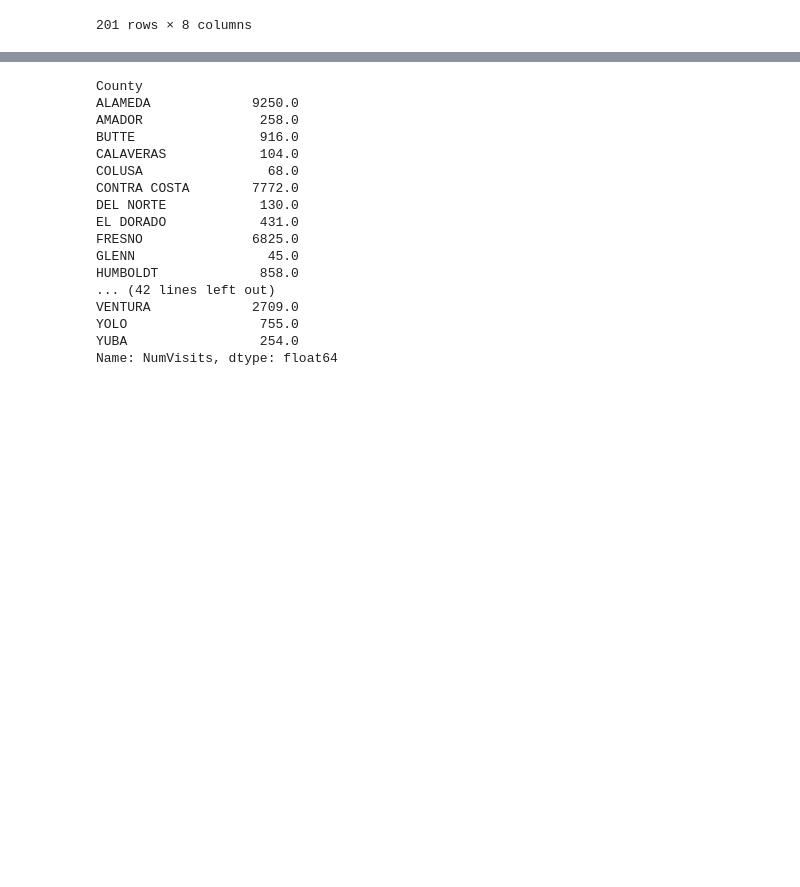
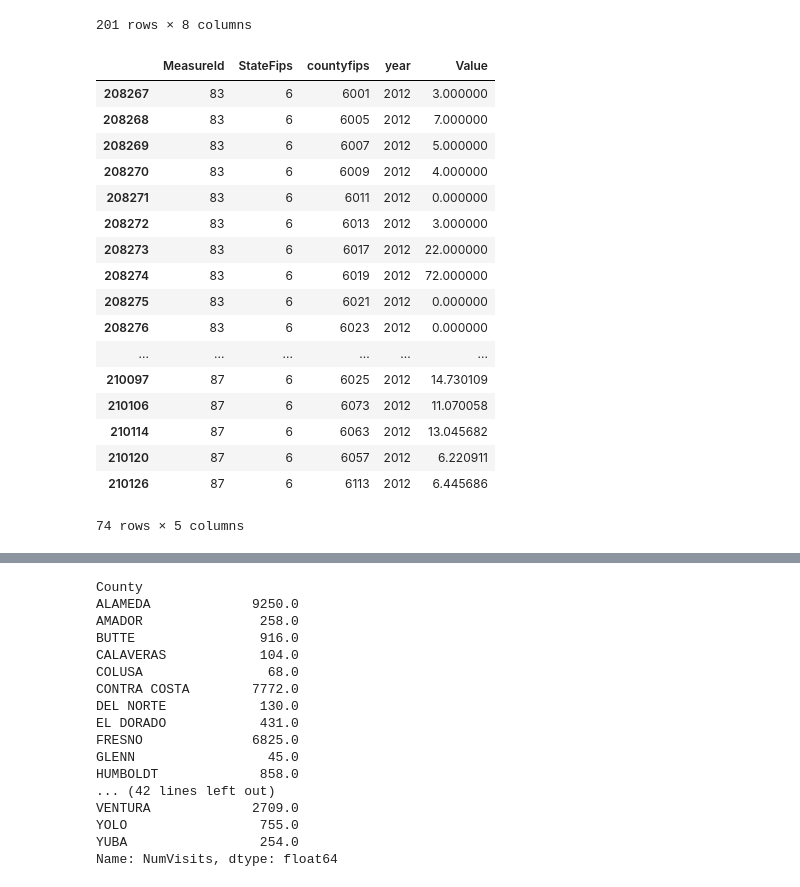
Before and after one commit to VanessaKnox/MVP-Solutions, a Jupyter notebook: masterprojectwork (asthma and ozone) .ipynb, the cells around one changed output, grey strips where cells are left out. Drawn from its saved outputs; the diff is of its cells as text; code cells hidden in the pictures; blank space fills up the shorter version.

```diff
--- a/masterprojectwork.ipynb
+++ b/masterprojectwork (asthma and ozone) .ipynb
@@ -340,0 +276,28 @@ cdc_df_abbreviated_2009_PM
+# %%
+#df 2012 with correct dtypes
+final_cdc_df_2012 = cdc_df_abbreviated_2012_PM[['MeasureId','StateFips', 'CountyFips', 'ReportYear','Value']]
+final_cdc_df_2012 = final_cdc_df_2012.apply(pd.to_numeric)
+
+
+final_cdc_df_2012 = final_cdc_df_2012.rename(columns={'CountyFips': 'countyfips', 'ReportYear': 'year'})
+
+final_cdc_df_2012
+# %% [output]
+|  | MeasureId | StateFips | countyfips | year | Value |
+| 208267 | 83 | 6 | 6001 | 2012 | 3.000000 |
+| 208268 | 83 | 6 | 6005 | 2012 | 7.000000 |
+| 208269 | 83 | 6 | 6007 | 2012 | 5.000000 |
+| 208270 | 83 | 6 | 6009 | 2012 | 4.000000 |
+| 208271 | 83 | 6 | 6011 | 2012 | 0.000000 |
+| 208272 | 83 | 6 | 6013 | 2012 | 3.000000 |
+| 208273 | 83 | 6 | 6017 | 2012 | 22.000000 |
+| 208274 | 83 | 6 | 6019 | 2012 | 72.000000 |
+| 208275 | 83 | 6 | 6021 | 2012 | 0.000000 |
+| 208276 | 83 | 6 | 6023 | 2012 | 0.000000 |
+| ... | ... | ... | ... | ... | ... |
+| 210097 | 87 | 6 | 6025 | 2012 | 14.730109 |
+| 210106 | 87 | 6 | 6073 | 2012 | 11.070058 |
+| 210114 | 87 | 6 | 6063 | 2012 | 13.045682 |
+| 210120 | 87 | 6 | 6057 | 2012 | 6.220911 |
+| 210126 | 87 | 6 | 6113 | 2012 | 6.445686 |
+74 rows × 5 columns
```
Also changed, not shown: parts of 20 cells of this notebook, 1 other file.
